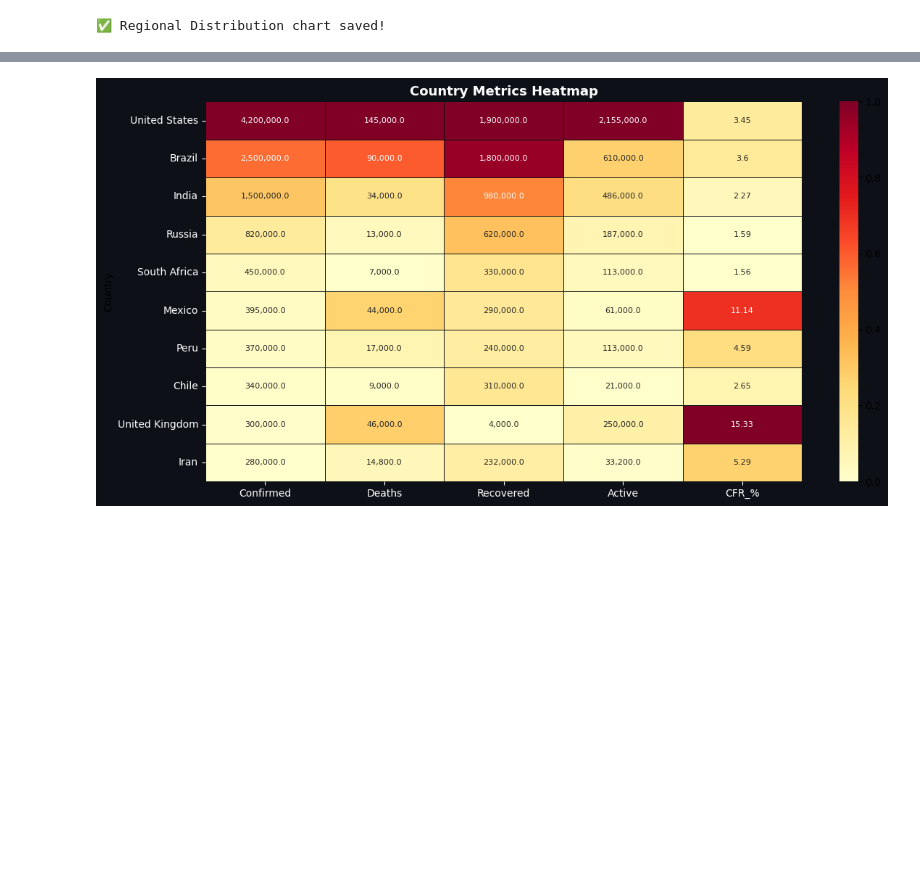
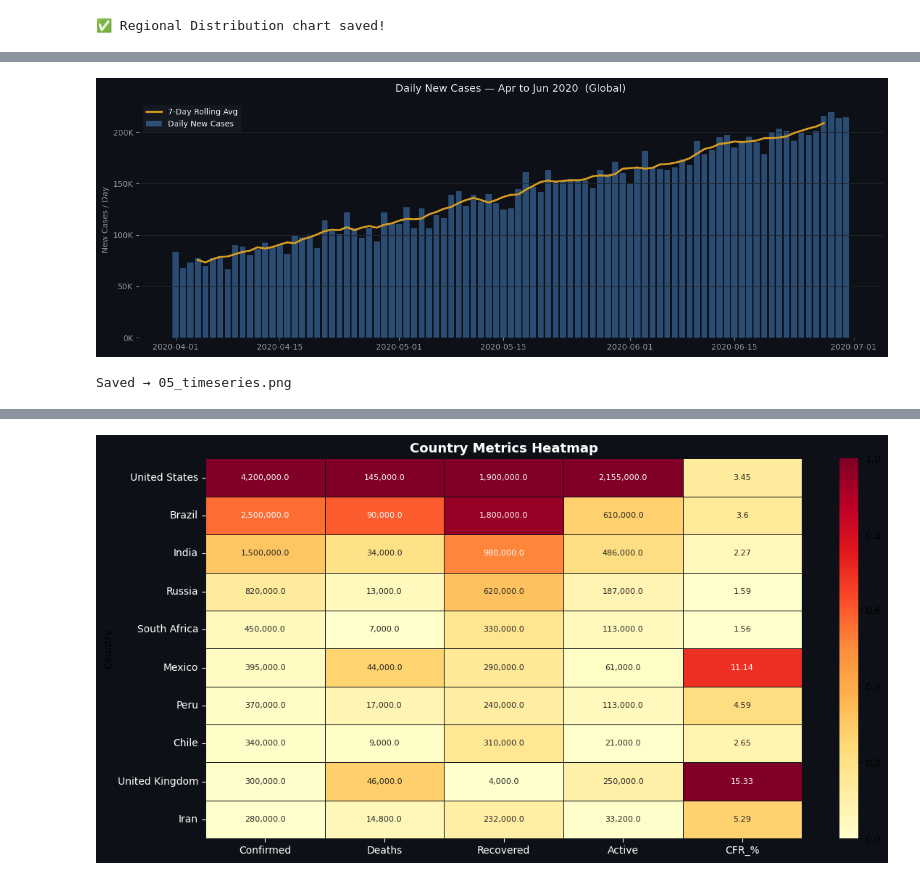
Before and after one commit to ZeagelOg/COVID19-Analytics-Dashboard., a Jupyter notebook: COVID19_Analytics_Dashboard.ipynb, the cells around one changed output, grey strips where cells are left out. Saved outputs shown, nothing was run; the diff lists cells and outputs as text; code cells hidden in the pictures; blank space fills up the shorter version.

```diff
--- a/COVID19_Analytics_Dashboard.ipynb
+++ b/COVID19_Analytics_Dashboard.ipynb
@@ -245,0 +341,34 @@ print('✅ Global Trend chart saved!')
+# %%
+dates_ts = pd.date_range('2020-04-01', '2020-06-30', freq='D')
+
+np.random.seed(7)
+base = np.linspace(70000, 210000, len(dates_ts))
+daily_new = base + np.random.normal(0, 8000, len(dates_ts))
+daily_new = np.clip(daily_new, 0, None)
+# 7-day rolling average
+roll7 = pd.Series(daily_new).rolling(7, center=True).mean()
+
+fig, ax = plt.subplots(figsize=(14, 5))
+fig.patch.set_facecolor(BG)
+ax.set_facecolor(BG)
+
+ax.bar(dates_ts, daily_new, color=ACCENT, alpha=0.4, width=0.8, label='Daily New Cases')
+ax.plot(dates_ts, roll7, color=YELLOW, lw=2.5, label='7-Day Rolling Avg')
+
+ax.yaxis.set_major_formatter(FuncFormatter(lambda v, _: f'{v/1e3:.0f}K'))
+ax.tick_params(colors=MUTED)
+ax.set_title('Daily New Cases — Apr to Jun 2020  (Global)',
+             color=TEXT, fontsize=13, pad=12)
+ax.set_ylabel('New Cases / Day', color=MUTED)
+ax.legend(facecolor=CARD, edgecolor='none', labelcolor=TEXT)
+ax.grid(axis='y', color='#21262d', linewidth=0.7)
+for spine in ax.spines.values(): spine.set_visible(False)
+
+plt.tight_layout()
+plt.savefig('05_timeseries.png', dpi=150, bbox_inches='tight',
+            facecolor=BG, edgecolor='none')
+plt.show()
+print('Saved → 05_timeseries.png')
+# %% [output]
+[figure, added]
+Saved → 05_timeseries.png
```
Also changed, not shown: parts of 17 cells of this notebook.
